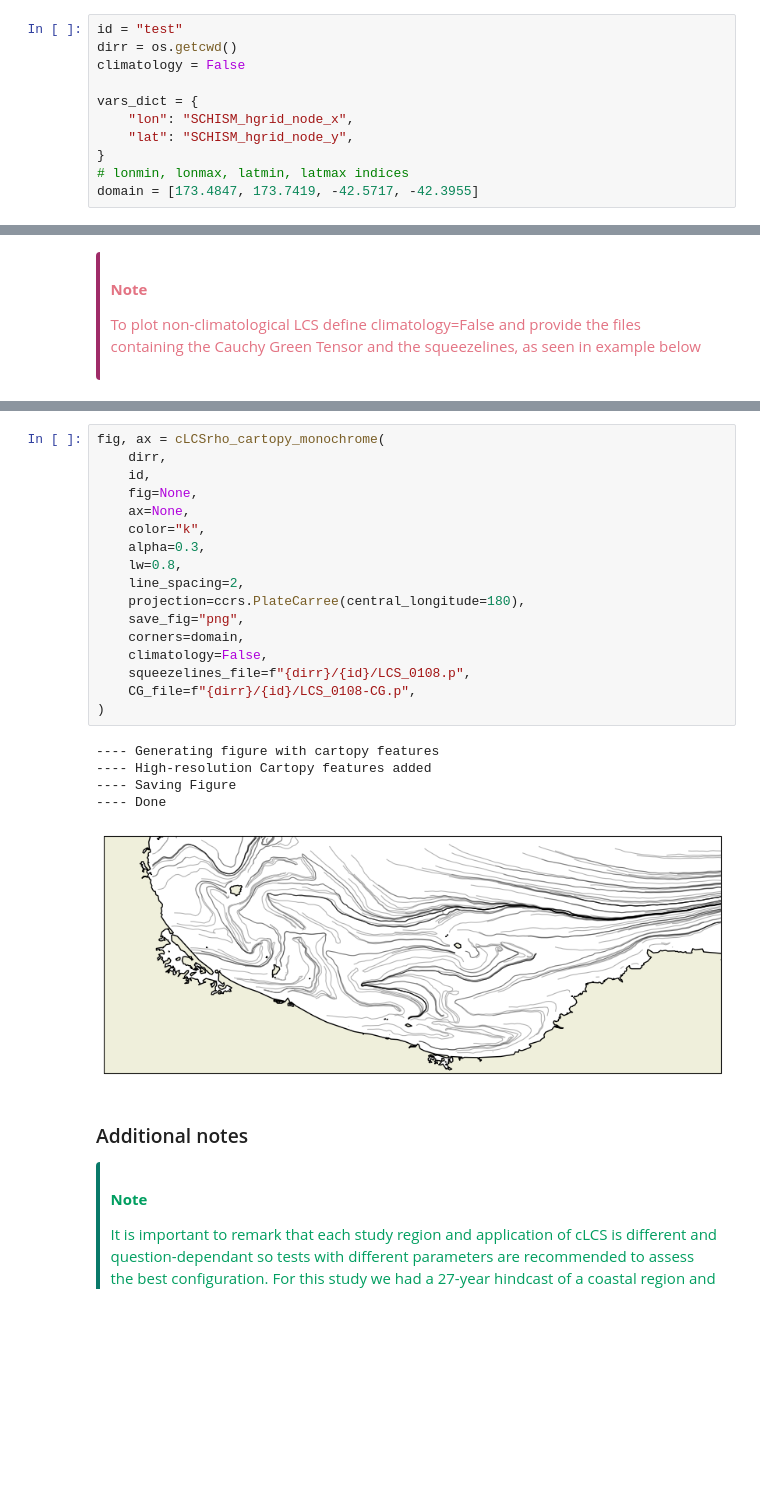
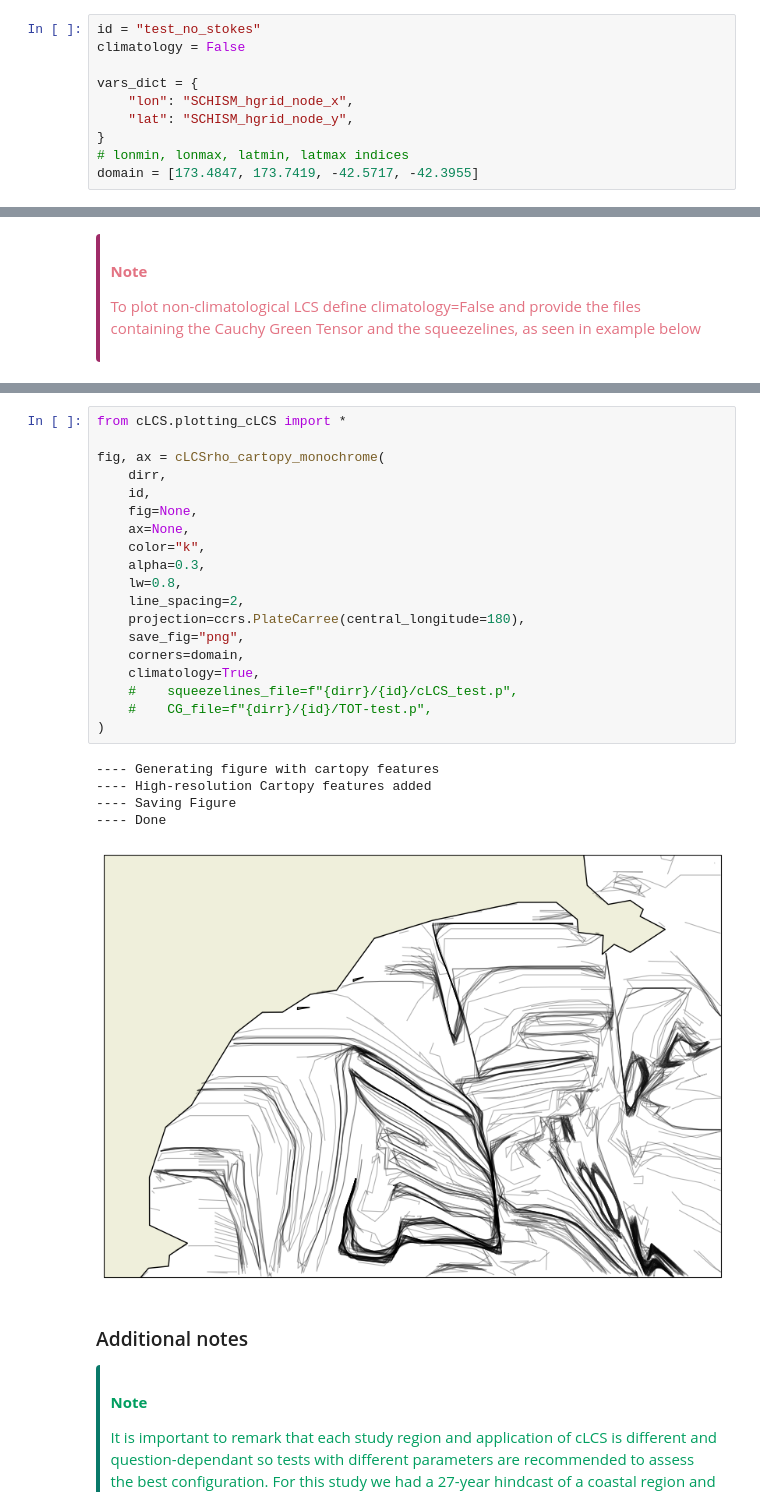
Before and after one commit to MireyaMMO/cLCS, a Jupyter notebook: SCHISM/02_LCS_SCHISM.ipynb, the cells around one changed output, grey strips where cells are left out. Saved outputs shown, nothing was run; the diff lists cells and outputs as text; blank space fills up the shorter version.

Commit message:
Updating progress SCHISM test

```diff
--- a/SCHISM/02_LCS_SCHISM.ipynb
+++ b/SCHISM/02_LCS_SCHISM.ipynb
@@ -36,8 +36,7 @@ In this section we define the file-environment related parameters. Such as:
   - {"lon": "lon_rho", "lat": "lat_rho"}
 - domain: choosing a zoom-in domain allows to see a better representation of the coastal or higher resolution dynamics. Provide box limits [lonmin, lonmax, latmin, latmax]
 # %%
-id = "test"
-dirr = os.getcwd()
+id = "test_no_stokes"
 climatology = False
 
 vars_dict = {
@@ -306,26 +313,28 @@ fig, ax = cLCSrho_cartopy_colour(
 # %%
+from cLCS.plotting_cLCS import *
+
 fig, ax = cLCSrho_cartopy_monochrome(
     dirr,
     id,
     fig=None,
     ax=None,
     color="k",
     alpha=0.3,
     lw=0.8,
     line_spacing=2,
     projection=ccrs.PlateCarree(central_longitude=180),
     save_fig="png",
     corners=domain,
-    climatology=False,
-    squeezelines_file=f"{dirr}/{id}/LCS_0108.p",
-    CG_file=f"{dirr}/{id}/LCS_0108-CG.p",
+    climatology=True,
+    #    squeezelines_file=f"{dirr}/{id}/cLCS_test.p",
+    #    CG_file=f"{dirr}/{id}/TOT-test.p",
 )
 # %% [output]
 ---- Generating figure with cartopy features
 ---- High-resolution Cartopy features added
 ---- Saving Figure
 ---- Done
-[figure, old version]
+[figure, new version]
 # %% [markdown]
 ### Additional notes
 <div class="warning" style='padding:0.1em; background-color:#FFFFFF; color:#009E60; border-left: solid #097969 4px; border-radius: 4px; padding:0.7em;'>
```
Also changed, not shown: parts of 9 cells of this notebook, 36 other files.
